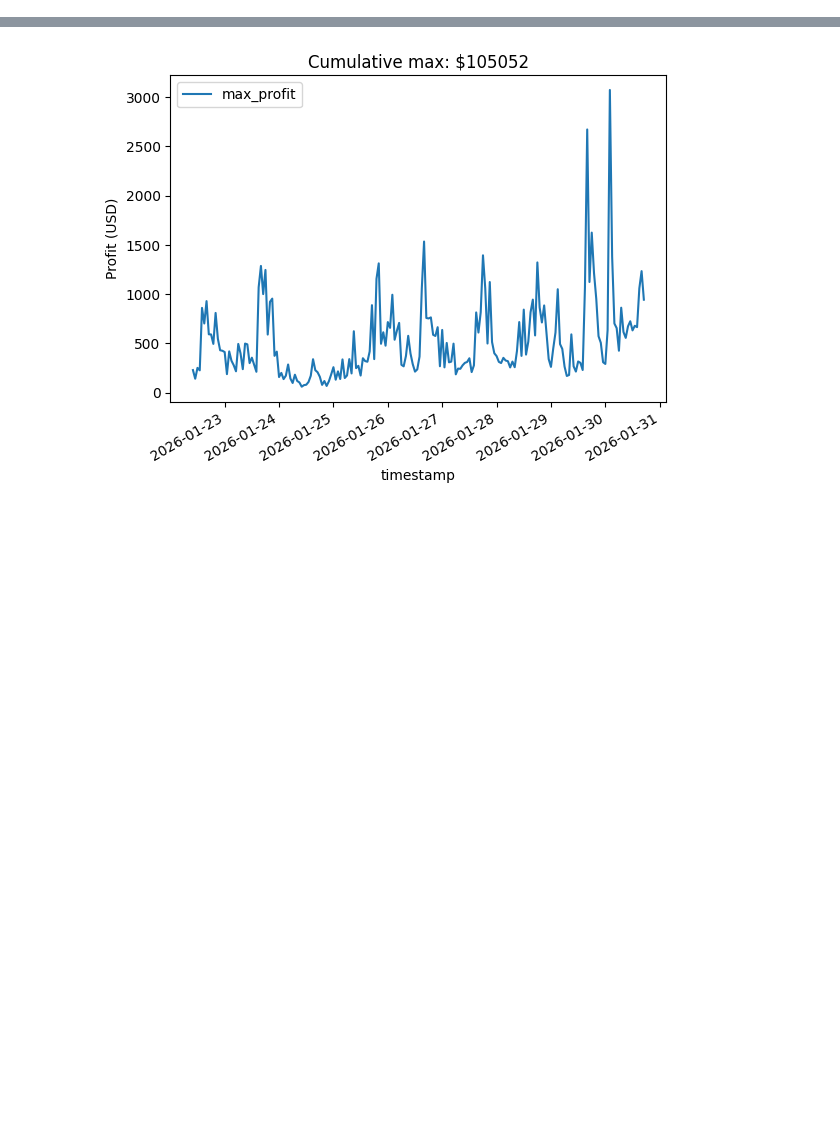
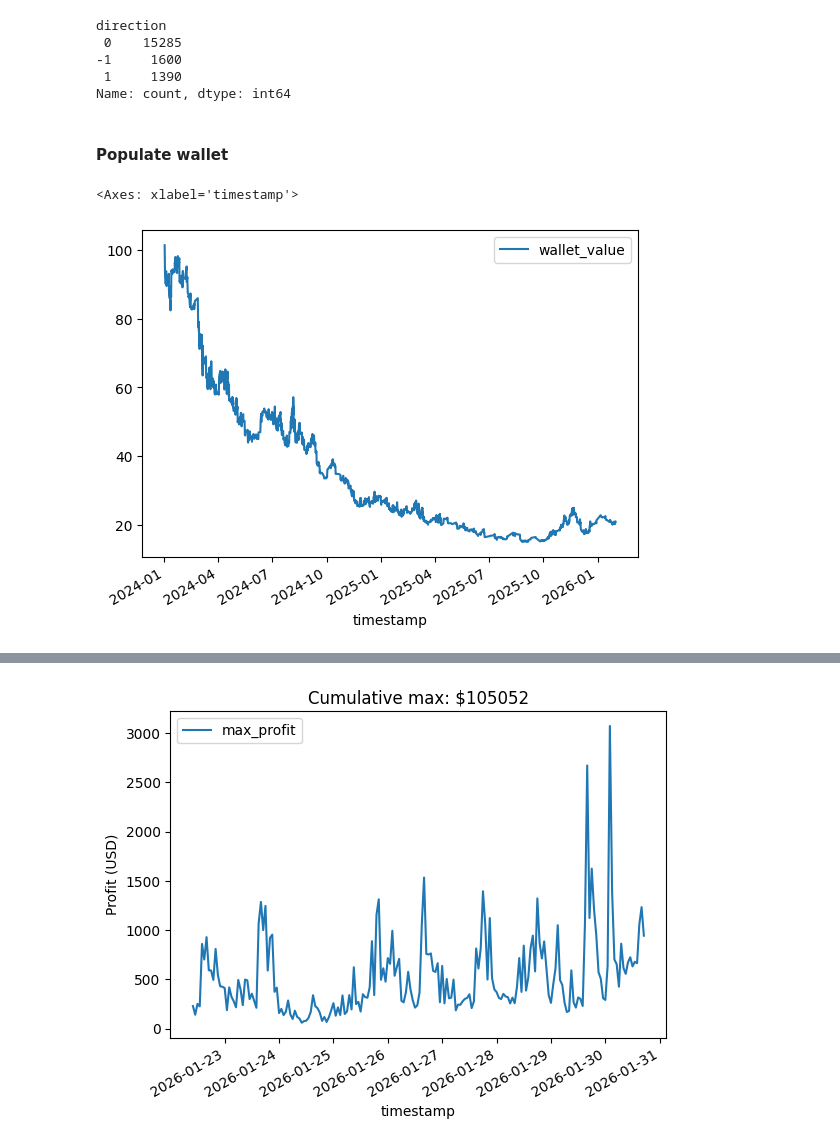
Before and after one commit to janalbertviljoen/Trading_Bot, a Jupyter notebook: run_bot.ipynb, the cells around one changed output, grey strips where cells are left out. Cells and saved outputs as stored; diff of their text form; code cells hidden in the pictures; blank space fills up the shorter version.

```diff
--- a/run_bot.ipynb
+++ b/run_bot.ipynb
@@ -52,0 +35,10 @@ plot_trade_events(df_sample)
+# %%
+df['direction'].value_counts()
+# %% [output]
+direction
+ 0    15285
+-1     1600
+ 1     1390
+Name: count, dtype: int64
+# %% [markdown]
+#### Populate wallet
@@ -52,0 +51,7 @@ plot_trade_events(df_sample)
+# %%
+df_trades = df[df['signal']]
+# %%
+df_trades.plot(x='timestamp',y='wallet_value')
+# %% [output]
+<Axes: xlabel='timestamp'>
+[figure, added]
```
Also changed, not shown: parts of 12 cells of this notebook, 1 other file.
